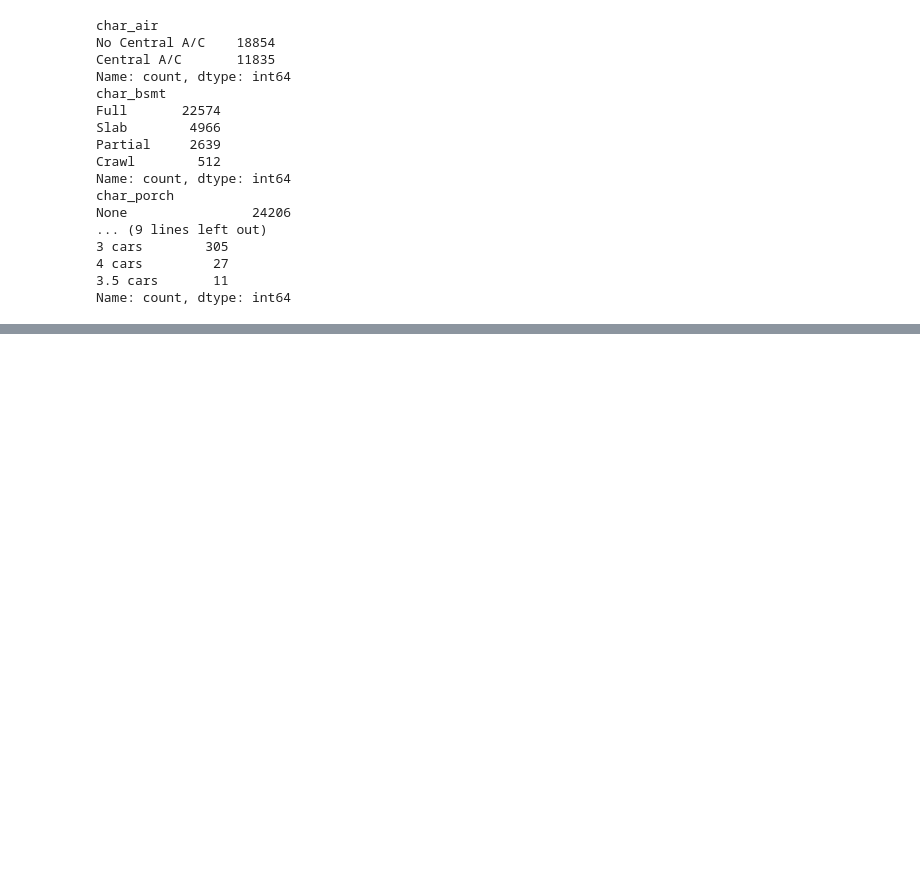
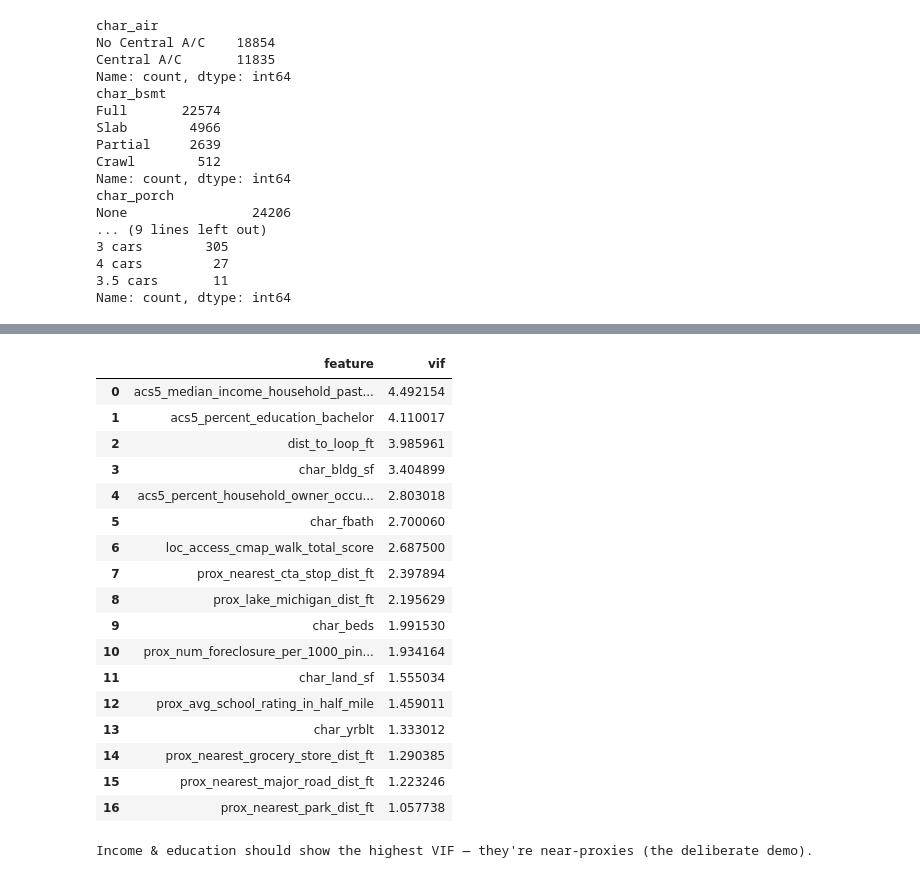
Before and after one commit to eshanprashar/chi-housing-analysis, a Jupyter notebook: notebooks/02_hedonic_regression.ipynb, the cells around one changed output, grey strips where cells are left out. Cells and saved outputs as stored; diff of their text form; code cells hidden in the pictures; blank space fills up the shorter version.

```diff
--- a/notebooks/02_hedonic_regression.ipynb
+++ b/notebooks/02_hedonic_regression.ipynb
@@ -319,0 +314,15 @@ Name: count, dtype: int64
+# %%
+from statsmodels.stats.anova import anova_lm
+
+# nested F-tests REQUIRE identical rows -> one complete-case frame across all predictors
+all_preds = C.BLOCK_A_STRUCTURE + C.BLOCK_B_LOCATION + C.DEMOGRAPHICS
+fit_df = model_df.dropna(subset=all_preds).copy()
+print(f"complete-case frame: {len(fit_df):,} rows (was {len(model_df):,})\n")
+
+fA   = inference.build_formula(C.TARGET, C.BLOCK_A_STRUCTURE, C.CATEGORICAL)
+fAB  = inference.build_formula(C.TARGET, C.BLOCK_A_STRUCTURE + C.BLOCK_B_LOCATION, C.CATEGORICAL)
+fABD = inference.build_formula(C.TARGET, C.BLOCK_A_STRUCTURE + C.BLOCK_B_LOCATION + C.DEMOGRAPHICS, C.CATEGORICAL)
+
+mA   = inference.fit_formula(fit_df, fA)
+mAB  = inference.fit_formula(fit_df, fAB)
+mABD = inference.fit_formula(fit_df, fABD)
@@ -319,0 +378,33 @@ Name: count, dtype: int64
+# %%
+# VIF on the continuous predictors (categoricals excluded); demographics is where it fires
+numeric_preds = [
+    "char_bldg_sf", "char_land_sf", "char_yrblt", "char_beds", "char_fbath",
+    "dist_to_loop_ft", "prox_lake_michigan_dist_ft", "prox_nearest_cta_stop_dist_ft",
+    "prox_nearest_park_dist_ft", "prox_nearest_grocery_store_dist_ft",
+    "prox_avg_school_rating_in_half_mile", "loc_access_cmap_walk_total_score",
+    "prox_nearest_major_road_dist_ft", "prox_num_foreclosure_per_1000_pin_past_5_years",
+    "acs5_median_income_household_past_year", "acs5_percent_education_bachelor",
+    "acs5_percent_household_owner_occupied",
+]
+display(diagnostics.vif_table(fit_df, numeric_preds))
+print("\nIncome & education should show the highest VIF — they're near-proxies (the deliberate demo).")
+# %% [output]
+|  | feature | vif |
+| 0 | acs5_median_income_household_past... | 4.492154 |
+| 1 | acs5_percent_education_bachelor | 4.110017 |
+| 2 | dist_to_loop_ft | 3.985961 |
+| 3 | char_bldg_sf | 3.404899 |
+| 4 | acs5_percent_household_owner_occu... | 2.803018 |
+| 5 | char_fbath | 2.700060 |
+| 6 | loc_access_cmap_walk_total_score | 2.687500 |
+| 7 | prox_nearest_cta_stop_dist_ft | 2.397894 |
+| 8 | prox_lake_michigan_dist_ft | 2.195629 |
+| 9 | char_beds | 1.991530 |
+| 10 | prox_num_foreclosure_per_1000_pin... | 1.934164 |
+| 11 | char_land_sf | 1.555034 |
+| 12 | prox_avg_school_rating_in_half_mile | 1.459011 |
+| 13 | char_yrblt | 1.333012 |
+| 14 | prox_nearest_grocery_store_dist_ft | 1.290385 |
+| 15 | prox_nearest_major_road_dist_ft | 1.223246 |
+| 16 | prox_nearest_park_dist_ft | 1.057738 |
+Income & education should show the highest VIF — they're near-proxies (the deliberate demo).
```
Also changed, not shown: parts of 10 cells of this notebook, 2 other files.
